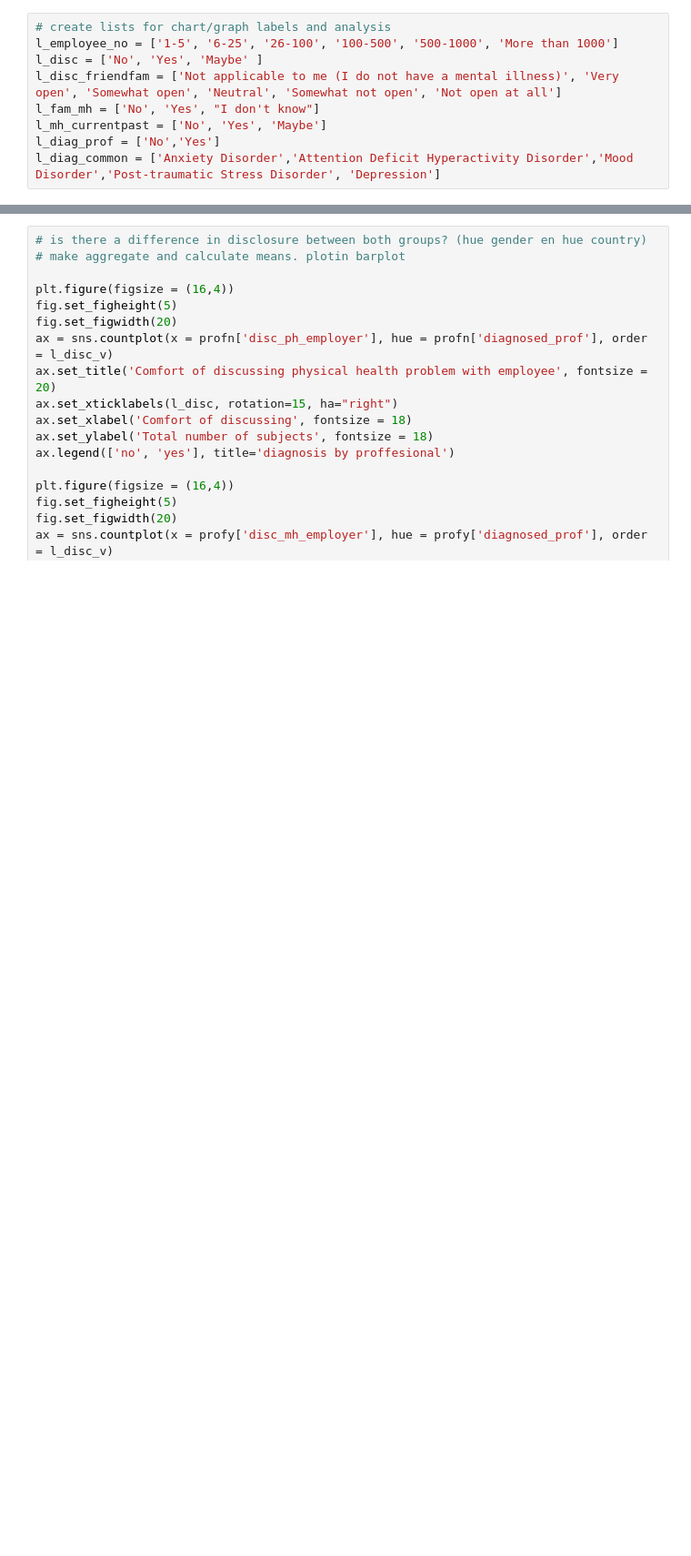
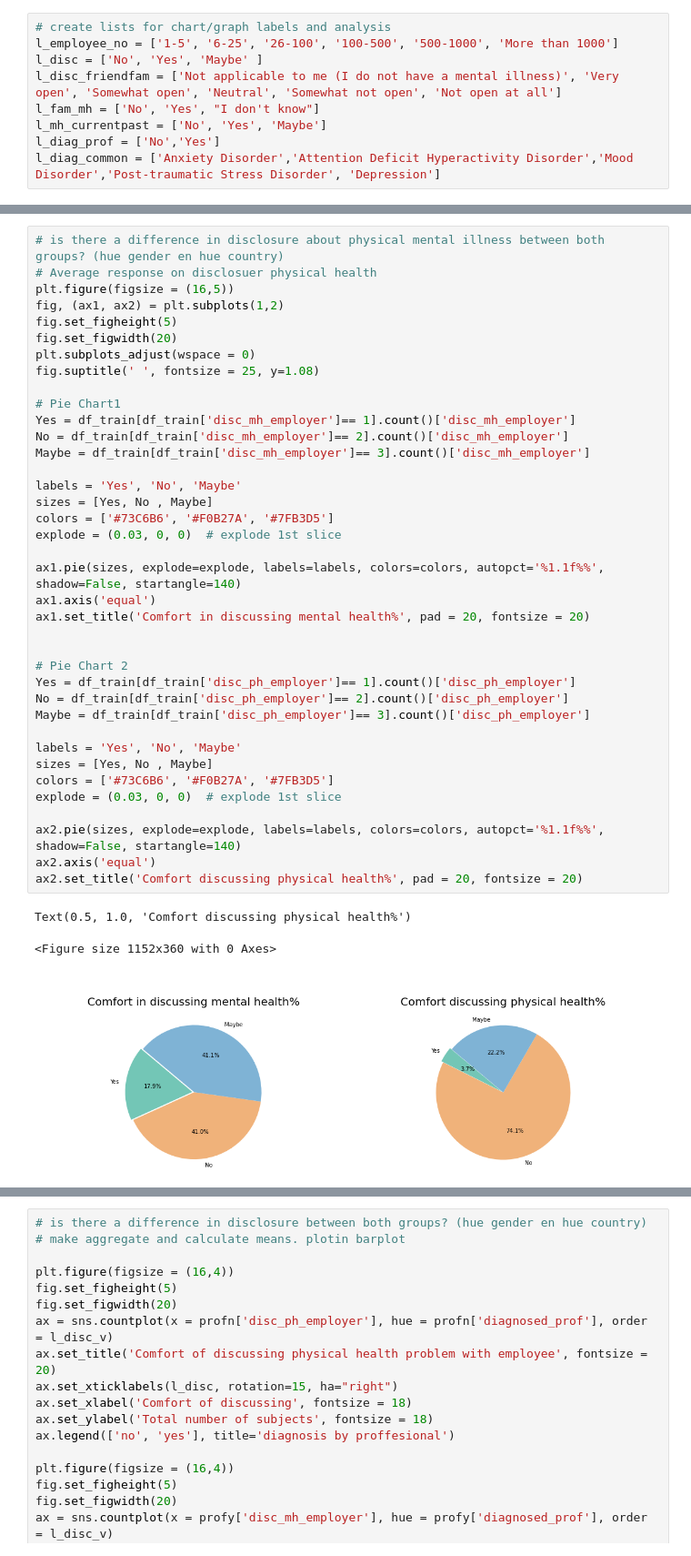
Before and after one commit to roosroos/Mental-health-in-tech-kaggle-, a Jupyter notebook: Mentalhealthintech_Kaggle.ipynb, the cells around one changed output, grey strips where cells are left out. Shown at 91% size. Cells and saved outputs as stored; diff of their text form; blank space fills up the shorter version.

```diff
--- a/Mentalhealthintech_Kaggle.ipynb
+++ b/Mentalhealthintech_Kaggle.ipynb
@@ -220 +234,43 @@ ax.legend(['no', 'yes'], title='diagnosis by proffesional')
+# %%
+# is there a difference in disclosure about physical mental illness between both groups? (hue gender en hue country)
+# Average response on disclosuer physical health
+plt.figure(figsize = (16,5))
+fig, (ax1, ax2) = plt.subplots(1,2)
+fig.set_figheight(5)
+fig.set_figwidth(20)
+plt.subplots_adjust(wspace = 0)
+fig.suptitle(' ', fontsize = 25, y=1.08)
+
+# Pie Chart1
+Yes = df_train[df_train['disc_mh_employer']== 1].count()['disc_mh_employer']
+No = df_train[df_train['disc_mh_employer']== 2].count()['disc_mh_employer']
+Maybe = df_train[df_train['disc_mh_employer']== 3].count()['disc_mh_employer']
+
+labels = 'Yes', 'No', 'Maybe'
+sizes = [Yes, No , Maybe]
+colors = ['#73C6B6', '#F0B27A', '#7FB3D5']
+explode = (0.03, 0, 0)  # explode 1st slice
+
+ax1.pie(sizes, explode=explode, labels=labels, colors=colors, autopct='%1.1f%%', shadow=False, startangle=140)
+ax1.axis('equal')
+ax1.set_title('Comfort in discussing mental health%', pad = 20, fontsize = 20)
+
+
+# Pie Chart 2
+Yes = df_train[df_train['disc_ph_employer']== 1].count()['disc_ph_employer']
+No = df_train[df_train['disc_ph_employer']== 2].count()['disc_ph_employer']
+Maybe = df_train[df_train['disc_ph_employer']== 3].count()['disc_ph_employer']
+
+labels = 'Yes', 'No', 'Maybe'
+sizes = [Yes, No , Maybe]
+colors = ['#73C6B6', '#F0B27A', '#7FB3D5']
+explode = (0.03, 0, 0)  # explode 1st slice
+
+ax2.pie(sizes, explode=explode, labels=labels, colors=colors, autopct='%1.1f%%', shadow=False, startangle=140)
+ax2.axis('equal')
+ax2.set_title('Comfort discussing physical health%', pad = 20, fontsize = 20)
+# %% [output]
+Text(0.5, 1.0, 'Comfort discussing physical health%')
+<Figure size 1152x360 with 0 Axes>
+[figure, added]
 # %%
```
Also changed, not shown: parts of 19 cells of this notebook.
